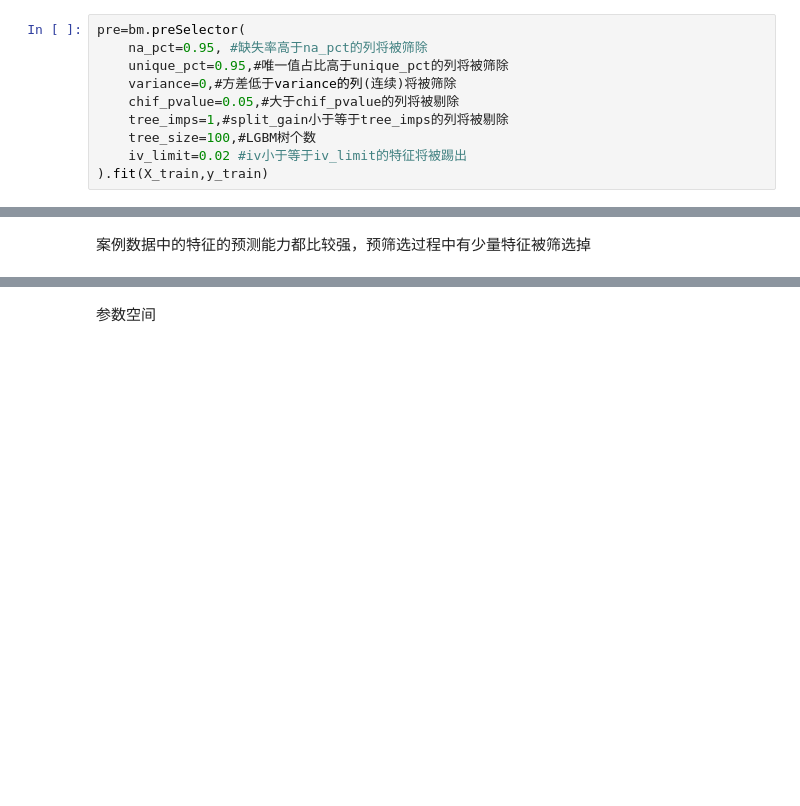
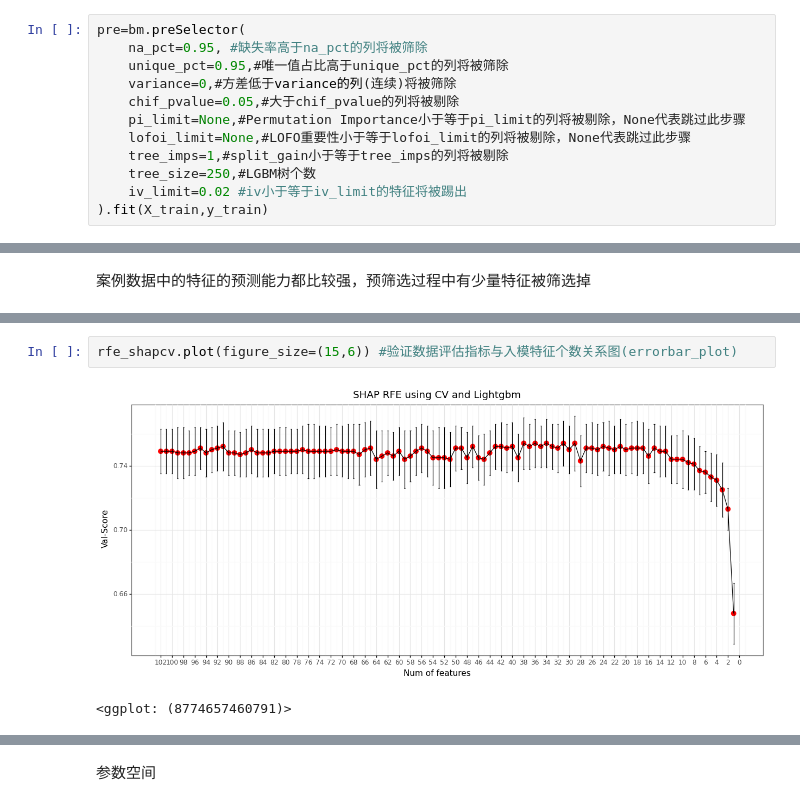
Before and after one commit to zk403/mlearn, a Jupyter notebook: demo/5.梯度提升树.ipynb, the cells around one changed output, grey strips where cells are left out. Saved outputs shown, nothing was run; the diff lists cells and outputs as text; blank space fills up the shorter version.

```diff
--- a/demo/5.梯度提升树.ipynb
+++ b/demo/5.梯度提升树.ipynb
@@ -256,8 +257,10 @@ pre=bm.preSelector(
     unique_pct=0.95,#唯一值占比高于unique_pct的列将被筛除
     variance=0,#方差低于variance的列(连续)将被筛除
     chif_pvalue=0.05,#大于chif_pvalue的列将被剔除
+    pi_limit=None,#Permutation Importance小于等于pi_limit的列将被剔除，None代表跳过此步骤
+    lofoi_limit=None,#LOFO重要性小于等于lofoi_limit的列将被剔除，None代表跳过此步骤
     tree_imps=1,#split_gain小于等于tree_imps的列将被剔除
-    tree_size=100,#LGBM树个数
+    tree_size=250,#LGBM树个数
     iv_limit=0.02 #iv小于等于iv_limit的特征将被踢出
 ).fit(X_train,y_train)
 # %% [output]
@@ -322,0 +368,5 @@ X_test_2=rfe.transform(X_test_1)
+# %%
+rfe_shapcv.plot(figure_size=(15,6)) #验证数据评估指标与入模特征个数关系图(errorbar_plot)
+# %% [output]
+[figure, added]
+<ggplot: (8774657460791)>
```
Also changed, not shown: parts of 56 cells of this notebook, 3 other files.
